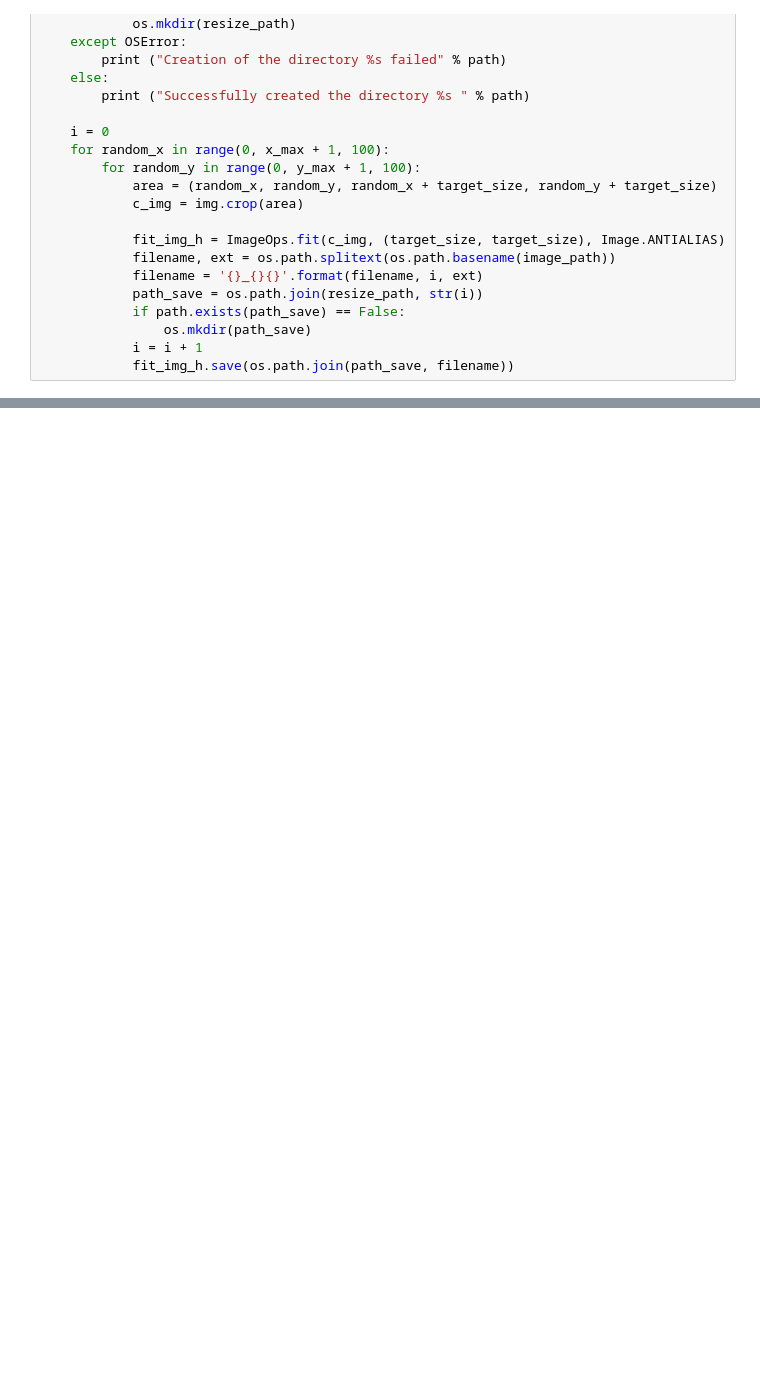
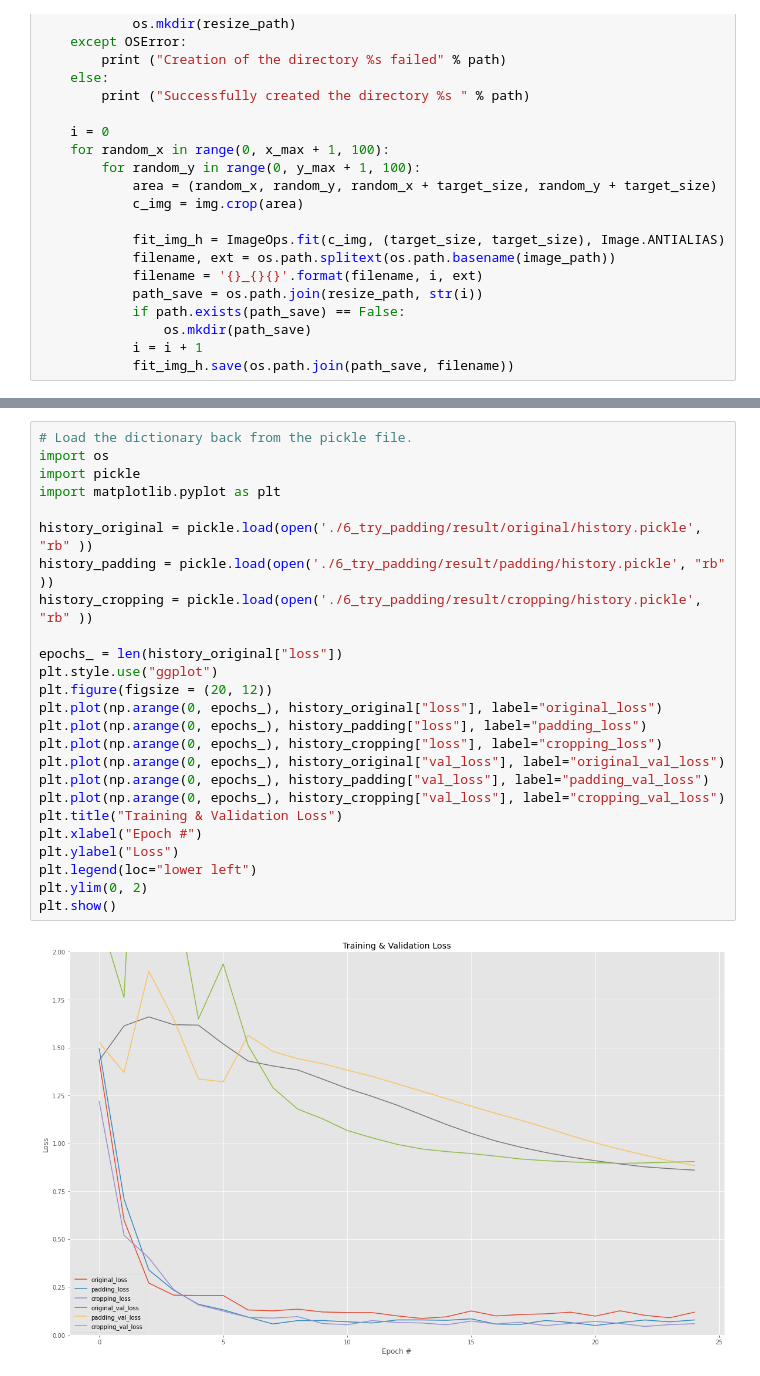
Before and after one commit to tranminhhieulkqn/Interior-Design, a Jupyter notebook: 8. Testing with Processing data [padding image].ipynb, the cells around one changed output, grey strips where cells are left out. Cells and saved outputs as stored; diff of their text form; blank space fills up the shorter version.

```diff
--- a/8. Testing with Processing data [padding image].ipynb
+++ b/8. Testing with Processing data [padding image].ipynb
@@ -199,0 +239,27 @@ Successfully created the directory <module 'ntpath' from 'c:\\users\\tranm\\appd
+# %%
+# Load the dictionary back from the pickle file.
+import os
+import pickle
+import matplotlib.pyplot as plt
+
+history_original = pickle.load(open('./6_try_padding/result/original/history.pickle', "rb" ))
+history_padding = pickle.load(open('./6_try_padding/result/padding/history.pickle', "rb" ))
+history_cropping = pickle.load(open('./6_try_padding/result/cropping/history.pickle', "rb" ))
+
+epochs_ = len(history_original["loss"])
+plt.style.use("ggplot")
+plt.figure(figsize = (20, 12))
+plt.plot(np.arange(0, epochs_), history_original["loss"], label="original_loss")
+plt.plot(np.arange(0, epochs_), history_padding["loss"], label="padding_loss")
+plt.plot(np.arange(0, epochs_), history_cropping["loss"], label="cropping_loss")
+plt.plot(np.arange(0, epochs_), history_original["val_loss"], label="original_val_loss")
+plt.plot(np.arange(0, epochs_), history_padding["val_loss"], label="padding_val_loss")
+plt.plot(np.arange(0, epochs_), history_cropping["val_loss"], label="cropping_val_loss")
+plt.title("Training & Validation Loss")
+plt.xlabel("Epoch #")
+plt.ylabel("Loss")
+plt.legend(loc="lower left")
+plt.ylim(0, 2)
+plt.show()
+# %% [output]
+[figure, added]
```
Also changed, not shown: parts of 14 cells of this notebook, 42 other files.
